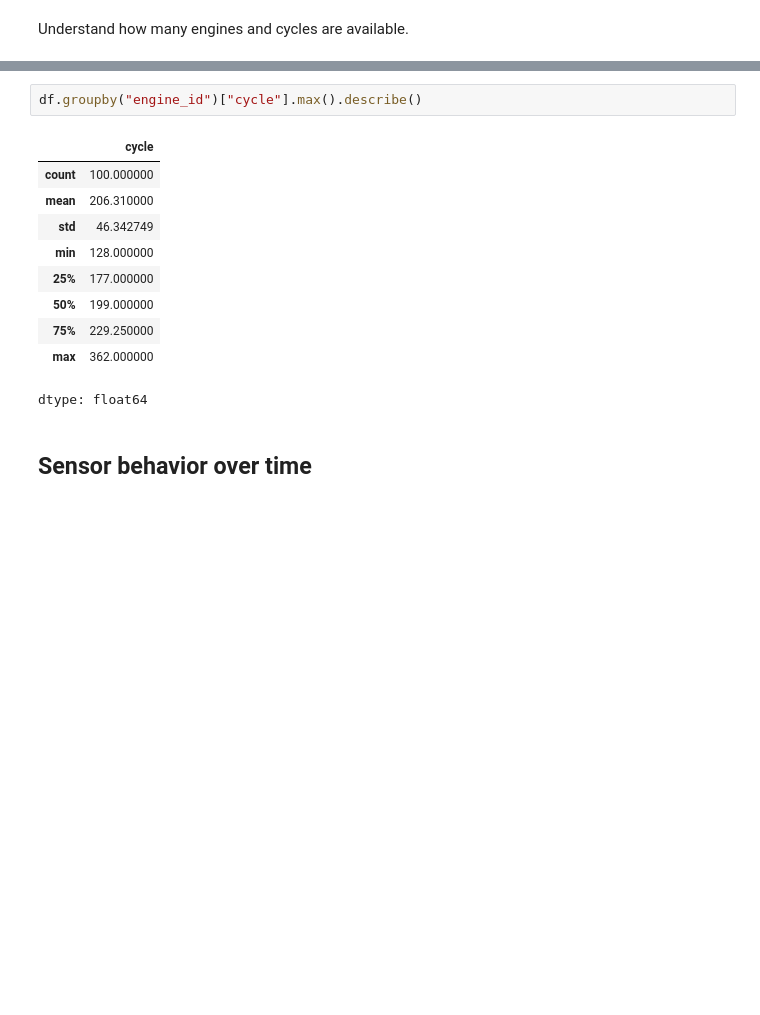
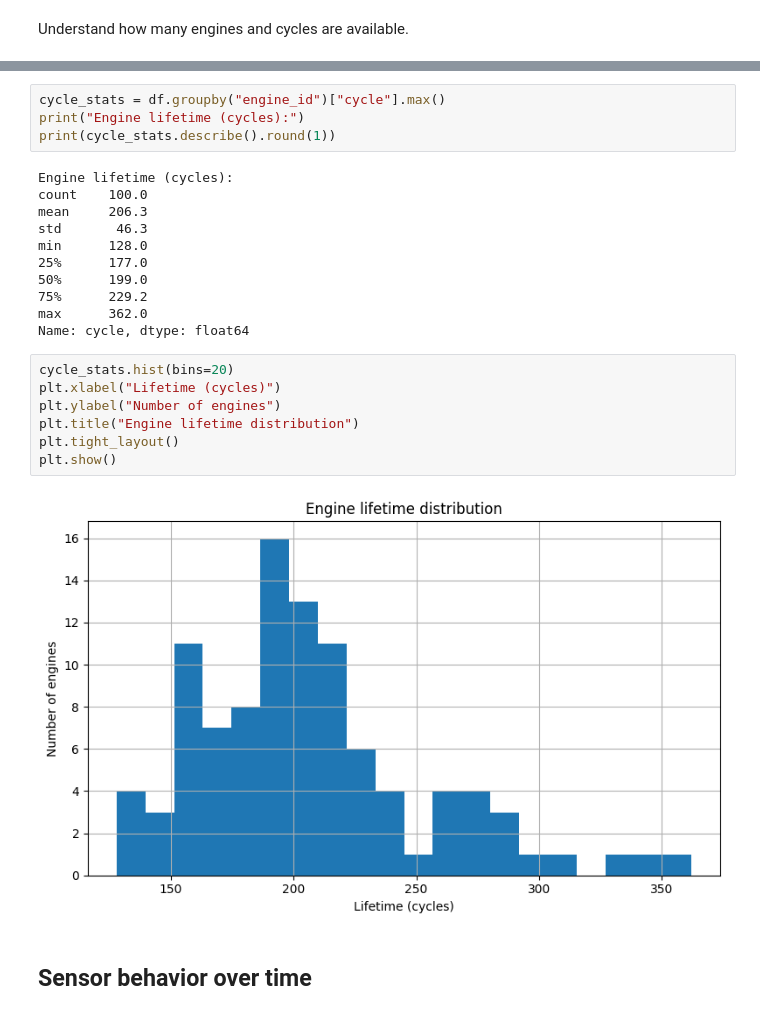
Before and after one commit to RCutrino/cmapss_project, a Jupyter notebook: notebook/01_eda.ipynb, the cells around one changed output, grey strips where cells are left out. Cells and saved outputs as stored; diff of their text form; blank space fills up the shorter version.

```diff
--- a/notebook/01_eda.ipynb
+++ b/notebook/01_eda.ipynb
@@ -239,16 +273,27 @@ Number of engines: 100
 # %%
-df.groupby("engine_id")["cycle"].max().describe()
+cycle_stats = df.groupby("engine_id")["cycle"].max()
+print("Engine lifetime (cycles):")
+print(cycle_stats.describe().round(1))
 # %% [output]
-|  | cycle |
-| count | 100.000000 |
-| mean | 206.310000 |
-| std | 46.342749 |
-| min | 128.000000 |
-| 25% | 177.000000 |
-| 50% | 199.000000 |
-| 75% | 229.250000 |
-| max | 362.000000 |
-dtype: float64
+Engine lifetime (cycles):
+count    100.0
+mean     206.3
+std       46.3
+min      128.0
+25%      177.0
+50%      199.0
+75%      229.2
+max      362.0
+Name: cycle, dtype: float64
+# %%
+cycle_stats.hist(bins=20)
+plt.xlabel("Lifetime (cycles)")
+plt.ylabel("Number of engines")
+plt.title("Engine lifetime distribution")
+plt.tight_layout()
+plt.show()
+# %% [output]
+[figure, added]
 # %% [markdown]
 ## Sensor behavior over time
 # %% [markdown]
```
Also changed, not shown: parts of 47 cells of this notebook.
